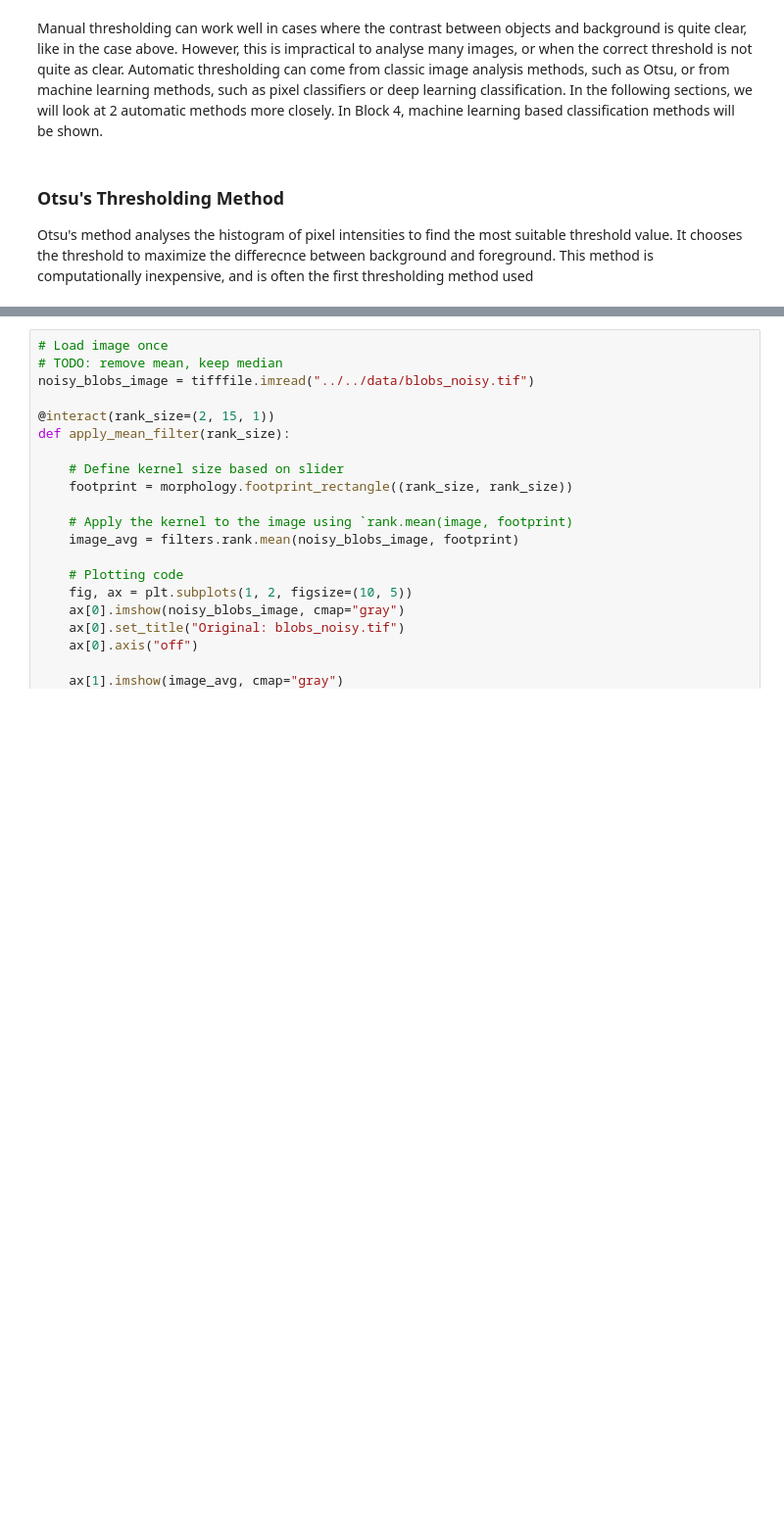
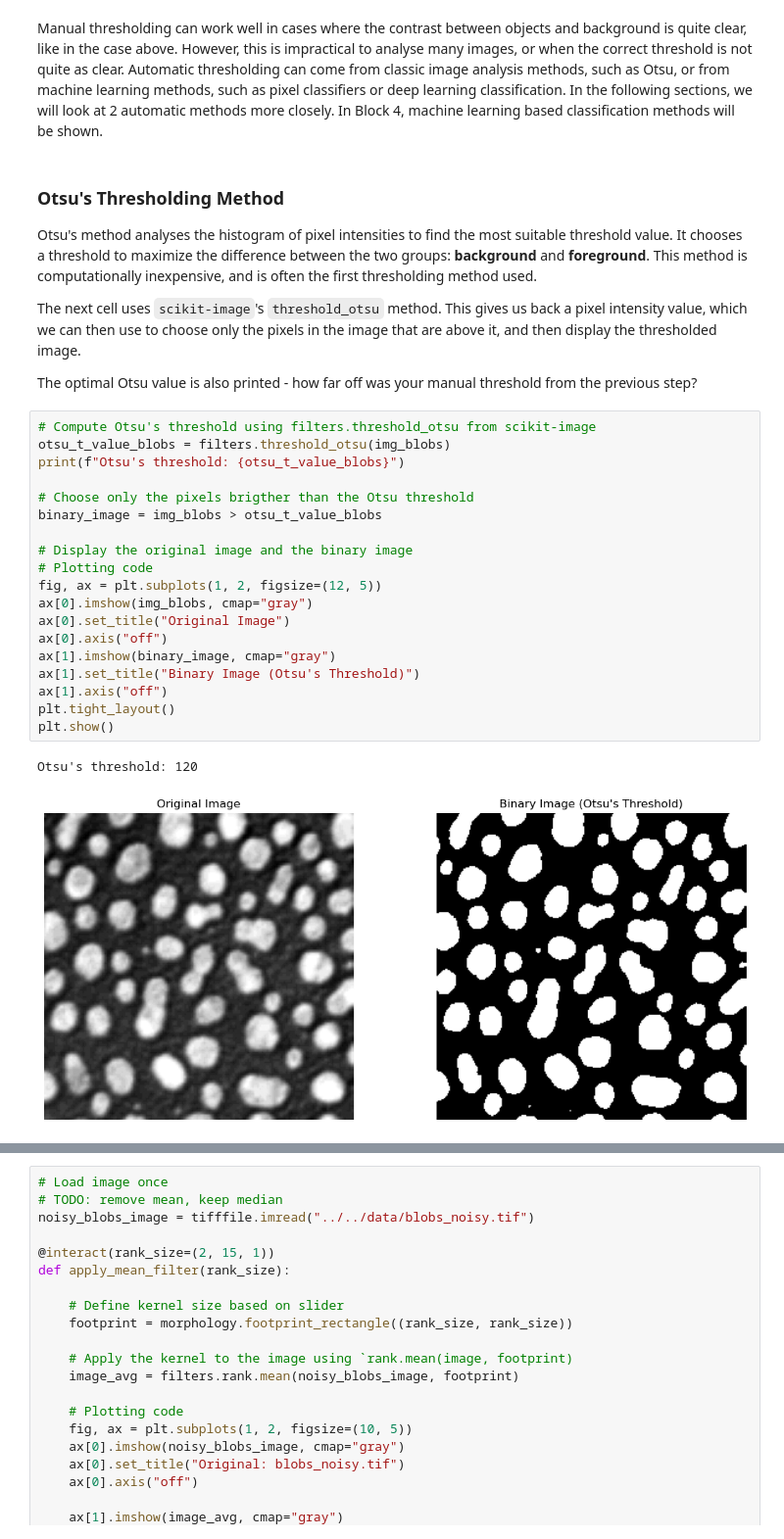
Before and after one commit to m-albert/mnb-image-analysis, a Jupyter notebook: materials/image_processing/image_processing.ipynb, the cells around one changed output, grey strips where cells are left out. Shown at 98% size. Saved outputs shown, nothing was run; the diff lists cells and outputs as text; blank space fills up the shorter version.

```diff
--- a/materials/image_processing/image_processing.ipynb
+++ b/materials/image_processing/image_processing.ipynb
@@ -77,4 +77,30 @@ Manual thresholding can work well in cases where the contrast between objects an
 # %% [markdown]
 ### Otsu's Thresholding Method
 
-Otsu's method analyses the histogram of pixel intensities to find the most suitable threshold value. It chooses the threshold to maximize the differecnce between background and foreground. This method is computationally inexpensive, and is often the first thresholding method used
+Otsu's method analyses the histogram of pixel intensities to find the most suitable threshold value. It chooses a threshold to maximize the difference between the two groups: **background** and **foreground**. This method is computationally inexpensive, and is often the first thresholding method used.
+
+The next cell uses `scikit-image`'s `threshold_otsu` method. This gives us back a pixel intensity value, which we can then use to choose only the pixels in the image that are above it, and then display the thresholded image.
+
+The optimal Otsu value is also printed - how far off was your manual threshold from the previous step?
+# %%
+# Compute Otsu's threshold using filters.threshold_otsu from scikit-image
+otsu_t_value_blobs = filters.threshold_otsu(img_blobs)
+print(f"Otsu's threshold: {otsu_t_value_blobs}")
+
+# Choose only the pixels brigther than the Otsu threshold
+binary_image = img_blobs > otsu_t_value_blobs
+
+# Display the original image and the binary image
+# Plotting code
+fig, ax = plt.subplots(1, 2, figsize=(12, 5))
+ax[0].imshow(img_blobs, cmap="gray")
+ax[0].set_title("Original Image")
+ax[0].axis("off")
+ax[1].imshow(binary_image, cmap="gray")
+ax[1].set_title("Binary Image (Otsu's Threshold)")
+ax[1].axis("off")
+plt.tight_layout()
+plt.show()
+# %% [output]
+Otsu's threshold: 120
+[figure, added]
```
Also changed, not shown: parts of 19 cells of this notebook.
